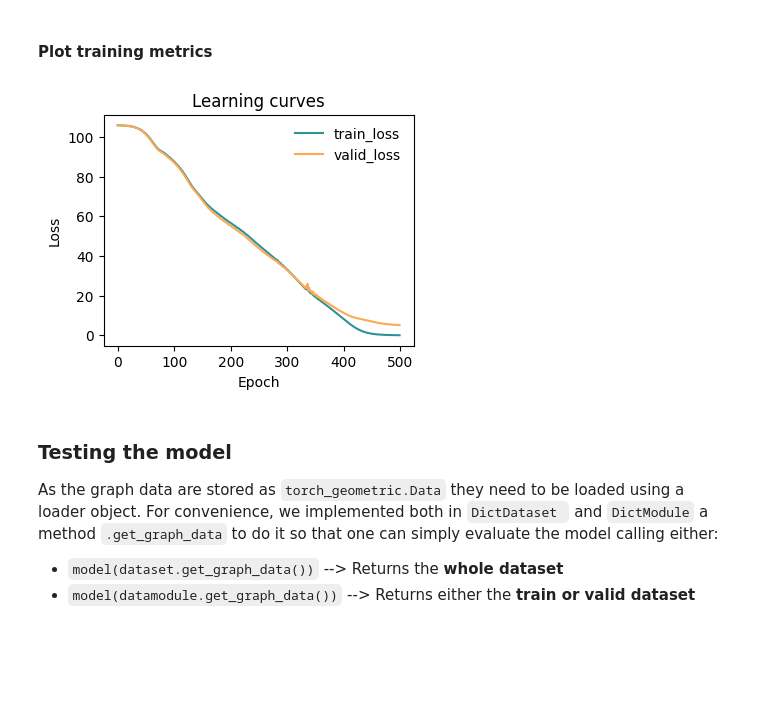
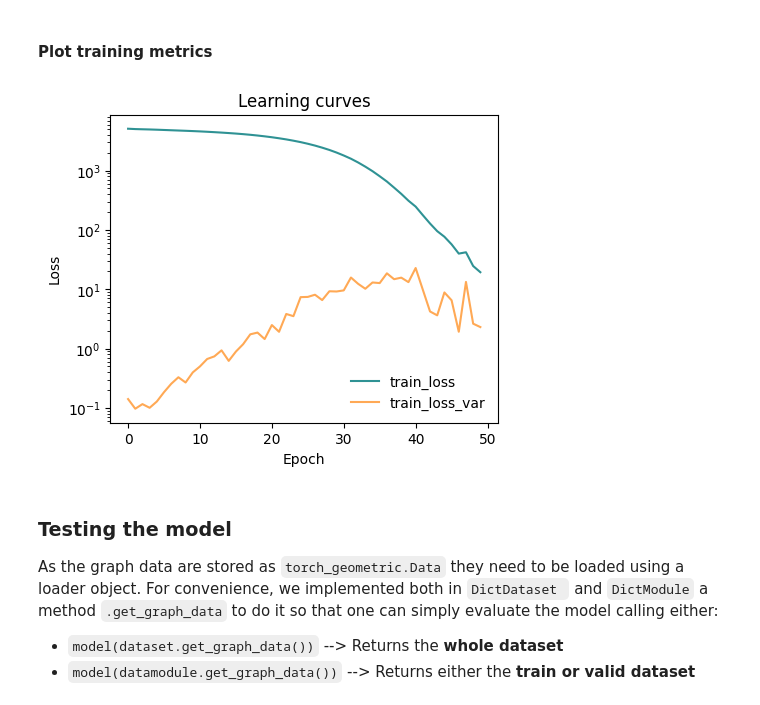
Before and after one commit to alphatestK/GNN-Committor, a Jupyter notebook: tutorials/adv_gnn_committor.ipynb, the cells around one changed output. Drawn from its saved outputs; the diff is of its cells as text; code cells hidden in the pictures; blank space fills up the shorter version.

```diff
--- a/tutorials/adv_gnn_committor.ipynb
+++ b/tutorials/adv_gnn_committor.ipynb
@@ -198,14 +230,14 @@ LOCAL_RANK: 0 - CUDA_VISIBLE_DEVICES: [0]
 # %% [markdown]
 #### Plot training metrics
 # %%
-fig, ax = plt.subplots(1,1,figsize=(4,3))
-plot_metrics(metrics.metrics,
-                  keys=['train_loss', 'valid_loss'],
-                  colors=['fessa1', 'fessa5'],
-                  yscale='linear',
-                  ax = ax)
+
+# plot metrics
+ax = plot_metrics(metrics.metrics,
+                  keys=['train_loss', 'train_loss_var'],
+                  colors=['fessa1','fessa5'],
+                  yscale='log',)
 # %% [output]
-[figure, old version]
+[figure, new version]
 # %% [markdown]
 ### Testing the model
 As the graph data are stored as `torch_geometric.Data` they need to be loaded using a loader object.
```
Also changed, not shown: parts of 14 cells of this notebook, 3 other files.
